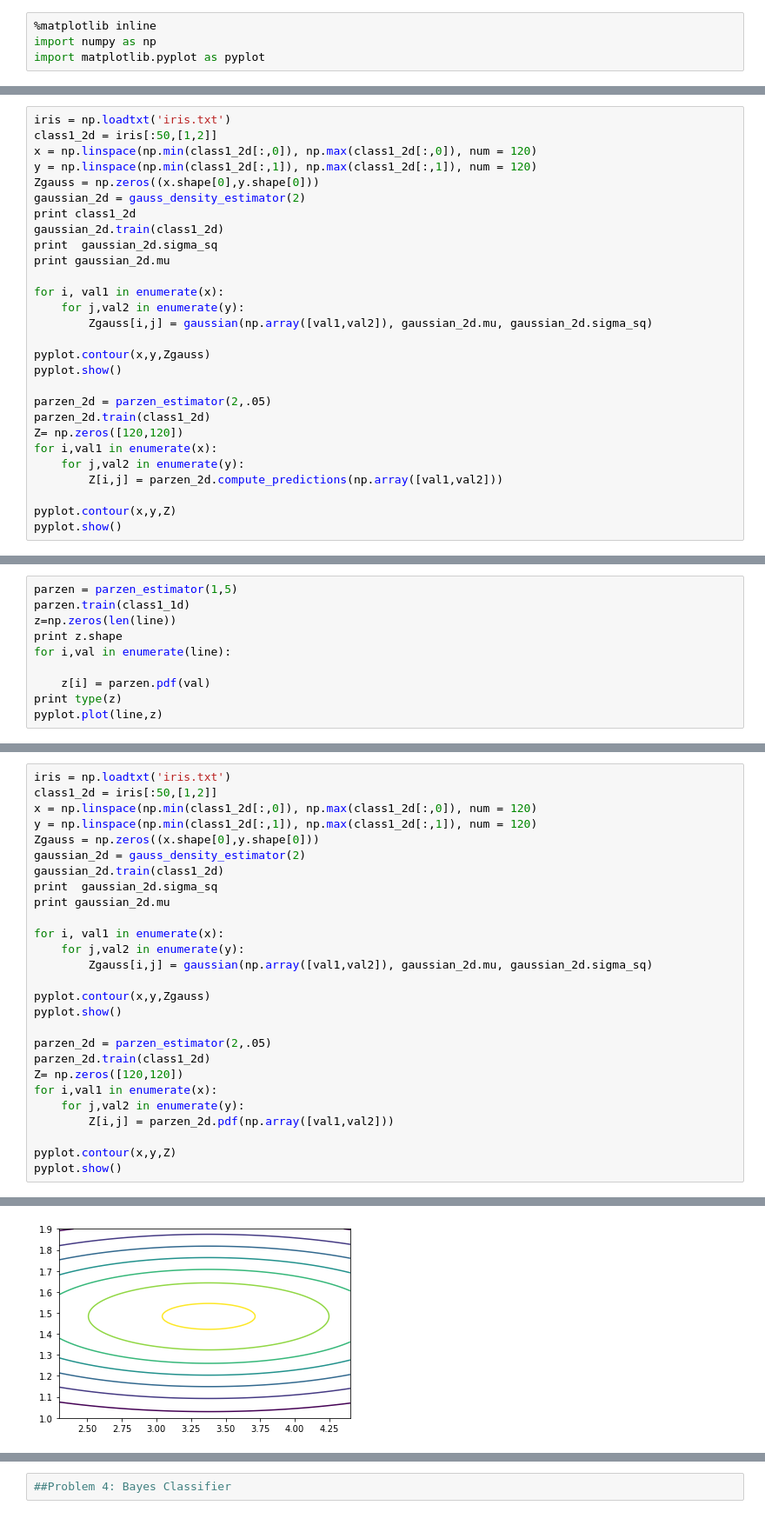
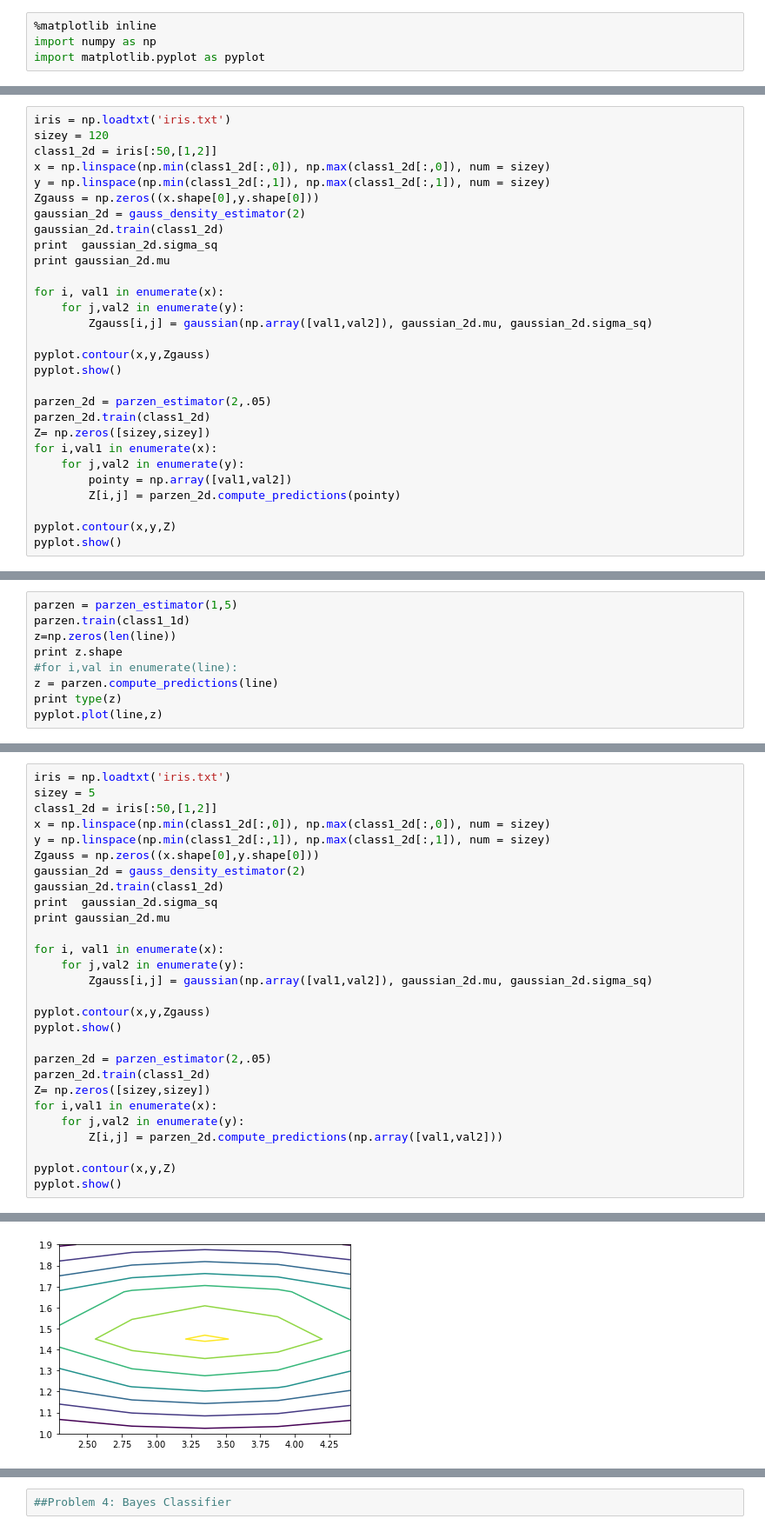
Before and after one commit to KyleGoyette/MachineLearningDevoir1, a Jupyter notebook: Question 3.ipynb, the cells around one changed output, grey strips where cells are left out. Shown at 87% size. Saved outputs shown, nothing was run; the diff lists cells and outputs as text.

```diff
--- a/Question 3.ipynb
+++ b/Question 3.ipynb
@@ -44,12 +44,12 @@ class parzen_estimator:
         return prob
 # %%
 iris = np.loadtxt('iris.txt')
+sizey = 120
 class1_2d = iris[:50,[1,2]]
-x = np.linspace(np.min(class1_2d[:,0]), np.max(class1_2d[:,0]), num = 120)
-y = np.linspace(np.min(class1_2d[:,1]), np.max(class1_2d[:,1]), num = 120)
+x = np.linspace(np.min(class1_2d[:,0]), np.max(class1_2d[:,0]), num = sizey)
+y = np.linspace(np.min(class1_2d[:,1]), np.max(class1_2d[:,1]), num = sizey)
 Zgauss = np.zeros((x.shape[0],y.shape[0]))
 gaussian_2d = gauss_density_estimator(2)
-print class1_2d
 gaussian_2d.train(class1_2d)
 print  gaussian_2d.sigma_sq
 print gaussian_2d.mu
@@ -63,10 +63,11 @@ pyplot.show()
 
 parzen_2d = parzen_estimator(2,.05)
 parzen_2d.train(class1_2d)
-Z= np.zeros([120,120])
+Z= np.zeros([sizey,sizey])
 for i,val1 in enumerate(x):
     for j,val2 in enumerate(y):
-        Z[i,j] = parzen_2d.compute_predictions(np.array([val1,val2]))
+        pointy = np.array([val1,val2])
+        Z[i,j] = parzen_2d.compute_predictions(pointy)
 
 pyplot.contour(x,y,Z)
 pyplot.show()
@@ -124,9 +122,8 @@ parzen = parzen_estimator(1,5)
 parzen.train(class1_1d)
 z=np.zeros(len(line))
 print z.shape
-for i,val in enumerate(line):
-
-    z[i] = parzen.pdf(val)
+#for i,val in enumerate(line):
+z = parzen.compute_predictions(line)
 print type(z)
 pyplot.plot(line,z)
 # %% [output]
@@ -137,31 +149,32 @@ pyplot.plot(line,z)
 # %%
 iris = np.loadtxt('iris.txt')
+sizey = 5
 class1_2d = iris[:50,[1,2]]
-x = np.linspace(np.min(class1_2d[:,0]), np.max(class1_2d[:,0]), num = 120)
-y = np.linspace(np.min(class1_2d[:,1]), np.max(class1_2d[:,1]), num = 120)
+x = np.linspace(np.min(class1_2d[:,0]), np.max(class1_2d[:,0]), num = sizey)
+y = np.linspace(np.min(class1_2d[:,1]), np.max(class1_2d[:,1]), num = sizey)
 Zgauss = np.zeros((x.shape[0],y.shape[0]))
 gaussian_2d = gauss_density_estimator(2)
 gaussian_2d.train(class1_2d)
 print  gaussian_2d.sigma_sq
 print gaussian_2d.mu
 
 for i, val1 in enumerate(x):
     for j,val2 in enumerate(y):
         Zgauss[i,j] = gaussian(np.array([val1,val2]), gaussian_2d.mu, gaussian_2d.sigma_sq)
 
 pyplot.contour(x,y,Zgauss)
 pyplot.show()
 
 parzen_2d = parzen_estimator(2,.05)
 parzen_2d.train(class1_2d)
-Z= np.zeros([120,120])
+Z= np.zeros([sizey,sizey])
 for i,val1 in enumerate(x):
     for j,val2 in enumerate(y):
-        Z[i,j] = parzen_2d.pdf(np.array([val1,val2]))
+        Z[i,j] = parzen_2d.compute_predictions(np.array([val1,val2]))
 
 pyplot.contour(x,y,Z)
 pyplot.show()
 # %% [output]
 [ 0.140816  0.029556]
 [ 3.428  1.462]
-[figure, old version]
+[figure, new version]
```
Also changed, not shown: parts of 17 cells of this notebook.
